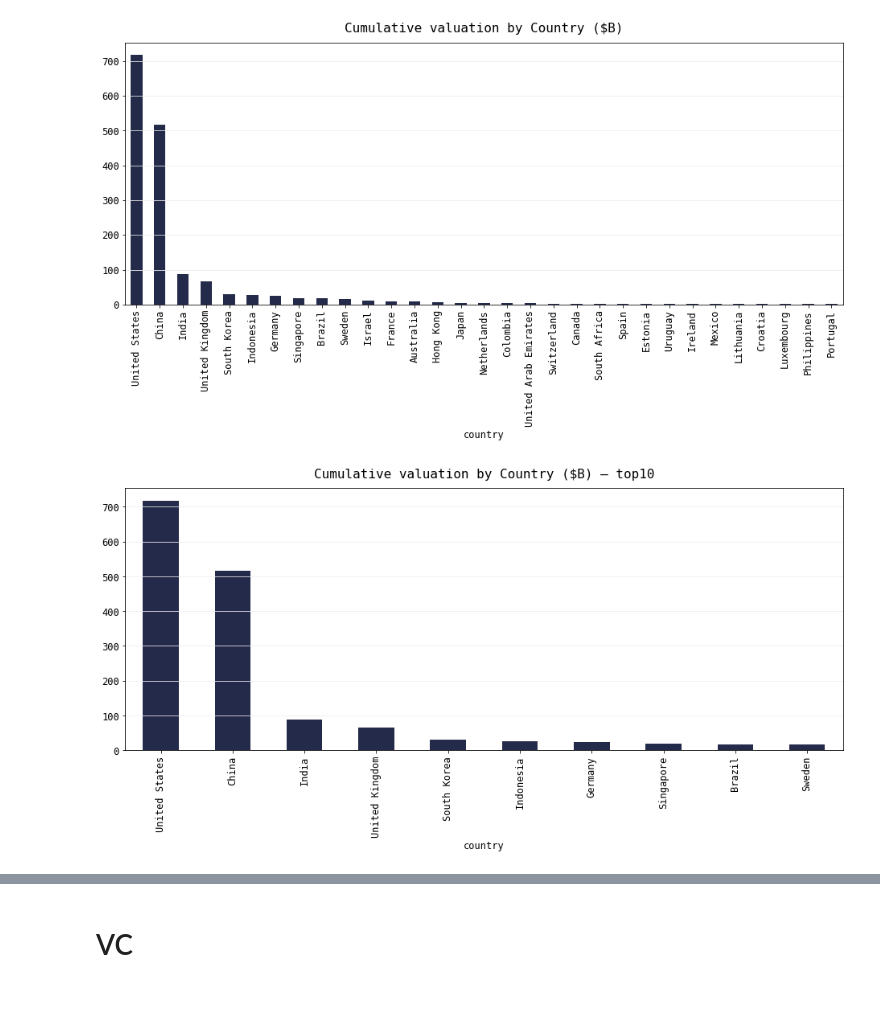
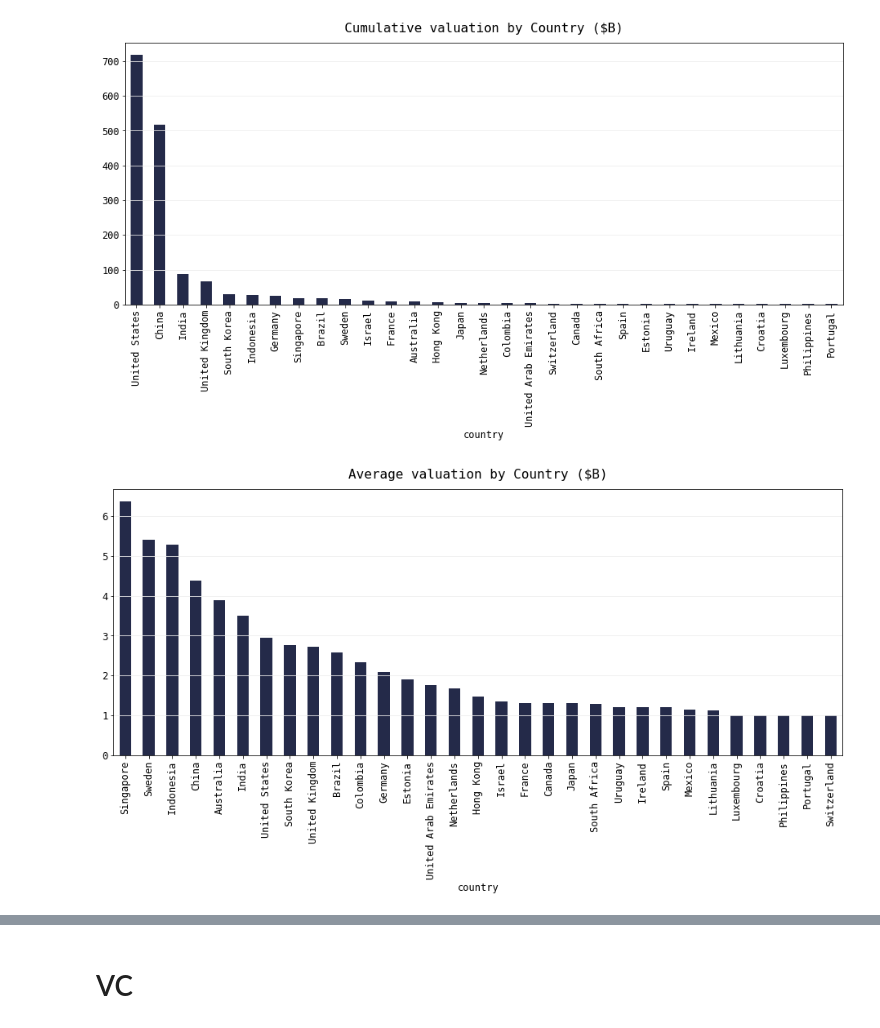
Before and after one commit to qu4ku/datasets-analysis, a Jupyter notebook: 014-cb-insights-global-unicor-club-2019.ipynb, the cells around one changed output, grey strips where cells are left out. Drawn from its saved outputs; the diff is of its cells as text; code cells hidden in the pictures; blank space fills up the shorter version.

```diff
--- a/014-cb-insights-global-unicor-club-2019.ipynb
+++ b/014-cb-insights-global-unicor-club-2019.ipynb
@@ -129,9 +166,8 @@ plt.grid(axis='y')
 # %% [output]
 [figure]
 # %%
-top_cap = 10
-df.groupby('country').valuation.sum().sort_values(ascending=False)[:top_cap].plot(kind='bar', color=MC)
-plt.title(f'Cumulative valuation by Country ($B) — top{top_cap}', y=1.02);
+df.groupby('country').valuation.mean().sort_values(ascending=False).plot(kind='bar', color=MC)
+plt.title('Average valuation by Country ($B)', y=1.02);
 plt.grid(axis='y')
 # %% [output]
-[figure, old version]
+[figure, new version]
```
Also changed, not shown: parts of 16 cells of this notebook.
